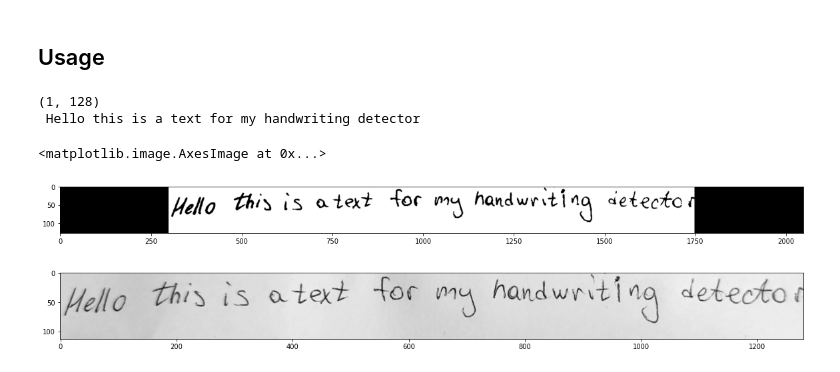
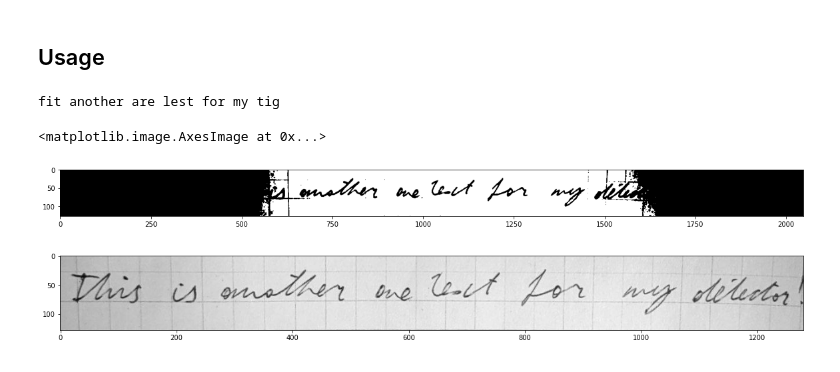
Before and after one commit to MaxMalts/Thesis, a Jupyter notebook: Handwriting_Recognition.ipynb, the cells around one changed output. Drawn from its saved outputs; the diff is of its cells as text; code cells hidden in the pictures.

Commit message:
Made word beam search work

```diff
--- a/Handwriting_Recognition.ipynb
+++ b/Handwriting_Recognition.ipynb
@@ -382,9 +382,15 @@ def otsu_thresholding(image):
     res = tf.where(image > threshold, 255, 0)
     return tf.cast(res, tf.uint8)
 
-def preprocess_image(image):
+
+def preprocess_image(image, thresholding_mode='Otsu'):
     image = tfa.image.gaussian_filter2d(image, filter_shape=10, sigma=1)
-    image = otsu_thresholding(image)
+
+    if thresholding_mode == 'OTSU':
+        image = otsu_thresholding(image)
+    elif thresholding_mode == 'Bradley':
+        # image = bradley_thresholding(image)
+
     # image = resize_image(image, (image_width, image_height))
     image = tf.image.resize_with_pad(image, image_height, image_width)
     image = tf.cast(image, tf.float32) / 255.0
@@ -483,12 +489,20 @@ class CTCLoss(tf.keras.losses.Loss):
 # %% [markdown]
 Defining CER metric:
 # %%
-error_token = -1
+empty_token = -1
 
-def pred_batch_to_sequences(pred):
-    input_length = tf.ones(tf.shape(pred)[0], dtype=tf.dtypes.int32) * tf.shape(pred)[1]
-    return keras.backend.ctc_decode(pred, input_length=input_length, greedy=True)[0][0]
-    # return tf.ragged.constant(beam_search.compute(tf.transpose(pred, (1, 0, 2)).numpy()), dtype=tf.int64).to_tensor(padding_token)
+def pred_batch_to_sequences(pred, use_word_beam_search=False):
+    if use_word_beam_search:
+        # removing the penultimate element from every sequence:
+        pred_fixed = tf.concat([pred[:, :, :-2], pred[:, :, -1:]], axis=-1)
+
+        res = beam_search.compute(tf.transpose(pred_fixed, (1, 0, 2)).numpy())
+        res = tf.ragged.constant(res, dtype=tf.int64).to_tensor(empty_token, shape=[tf.shape(pred)[0], tf.shape(pred)[1]])
+        return res
+
+    else:
+        input_length = tf.ones(tf.shape(pred)[0], dtype=tf.dtypes.int32) * tf.shape(pred)[1]
+        return keras.backend.ctc_decode(pred, input_length=input_length, greedy=True)[0][0]
 
 
 def sequences_batch_to_words(sequences):
@@ -500,7 +514,7 @@ def sequences_batch_to_words(sequences):
 
     lines = []
     for sequence in sequences:
-        sequence = tf.gather(sequence, tf.where(tf.math.not_equal(sequence, error_token)))
+        sequence = tf.gather(sequence, tf.where(tf.math.not_equal(sequence, empty_token)))
         sequence = tf.reshape(sequence, [-1])
         sequence = tf.strings.reduce_join(char_num_map.num_to_char(sequence)).numpy().decode("utf-8")
         lines.append(sequence)
@@ -537,13 +551,13 @@ class CERMetric(tf.keras.metrics.Metric):
         vocab_length = tf.cast(tf.shape(self.vocabulary)[0], tf.int64)
 
         valid_pred_indices = tf.less(pred_decoded, vocab_length)
-        valid_pred = tf.where(valid_pred_indices, pred_decoded, error_token)
-        valid_pred = self.shift_value_right_and_cut(valid_pred, error_token)
+        valid_pred = tf.where(valid_pred_indices, pred_decoded, empty_token)
+        valid_pred = self.shift_value_right_and_cut(valid_pred, empty_token)
 
         y_true = tf.cast(y_true, tf.int64)
         valid_true_indices = tf.less(y_true, vocab_length)
-        valid_true = tf.where(valid_true_indices, y_true, error_token)
-        valid_true = self.shift_value_right_and_cut(valid_true, error_token)
+        valid_true = tf.where(valid_true_indices, y_true, empty_token)
+        valid_true = self.shift_value_right_and_cut(valid_true, empty_token)
 
         sparse_pred = tf.sparse.from_dense(valid_pred)
         sparse_true = tf.sparse.from_dense(valid_true)
@@ -704,13 +718,12 @@ def predict_lines(images, is_preprocessed=False):
     chars_no_space_after = '('
 
     if not is_preprocessed:
-        images = tf.map_fn(preprocess_image, images, fn_output_signature=tf.float32)
+        images = tf.map_fn(lambda image: preprocess_image(image, ), images, fn_output_signature=tf.float32)
 
     plt.figure(figsize=(20, 4))
     plt.imshow(tf.reshape(images[0], (images.shape[1], images.shape[2])), cmap="gray")
     pred = model.predict(images)
-    pred_sequences = pred_batch_to_sequences(pred)
-    print(pred_sequences.shape)
+    pred_sequences = pred_batch_to_sequences(pred, use_word_beam_search=True)
     pred_lines = sequences_batch_to_words(pred_sequences)
     pred_lines = [re.sub(f' ([{chars_no_space_before}])', '\g<1>', line) for line in pred_lines]
     pred_lines = [re.sub(f'([{chars_no_space_after}]) ', '\g<1>', line) for line in pred_lines]
@@ -742,17 +755,16 @@ We got sufficient accuracy for our service.
 # %% [markdown]
 ## Usage
 # %%
-img_path = '/home/MSMalcev/Thesis/test5.jpg' #f"{data_dir}/sentences/a05/a05-004/a05-004-s00-02.png"
+img_path = '/home/MSMalcev/Thesis/test.jpg' #f"{data_dir}/sentences/a05/a05-004/a05-004-s00-02.png"
 
 model.load_weights('/home/MSMalcev/Thesis/model/model.h5')
 image = load_image(img_path)
 pred = predict_lines(tf.convert_to_tensor([image]))
 print(pred[0])
 plt.figure(figsize=(20, 4))
 plt.imshow(tf.reshape(image, (image.shape[0], image.shape[1])), cmap="gray")
 # %% [output]
-(1, 128)
- Hello this is a text for my handwriting detector
+fit another are lest for my tig
 <matplotlib.image.AxesImage at 0x...>
-[figure, old version]
+[figure, new version]
-[figure, old version]
+[figure, new version]
```
Also changed, not shown: parts of 4 cells of this notebook.
